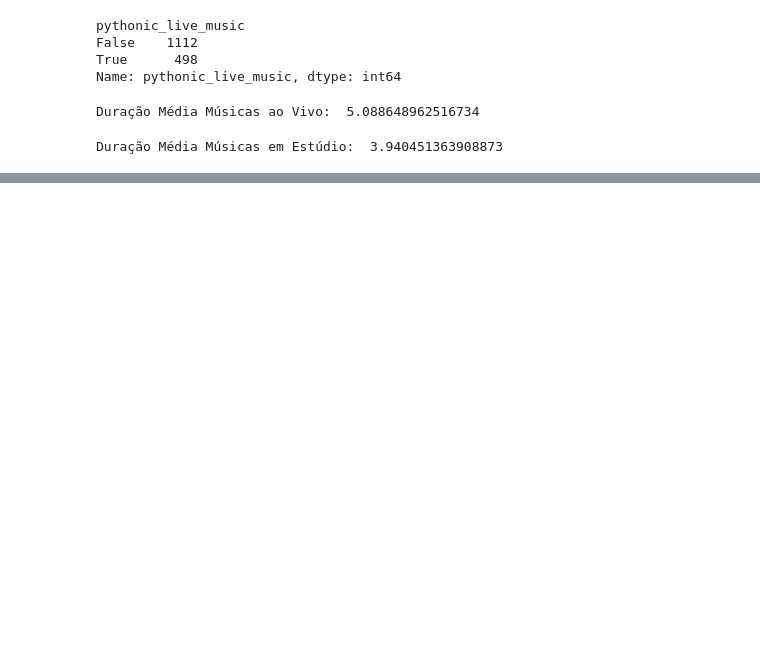
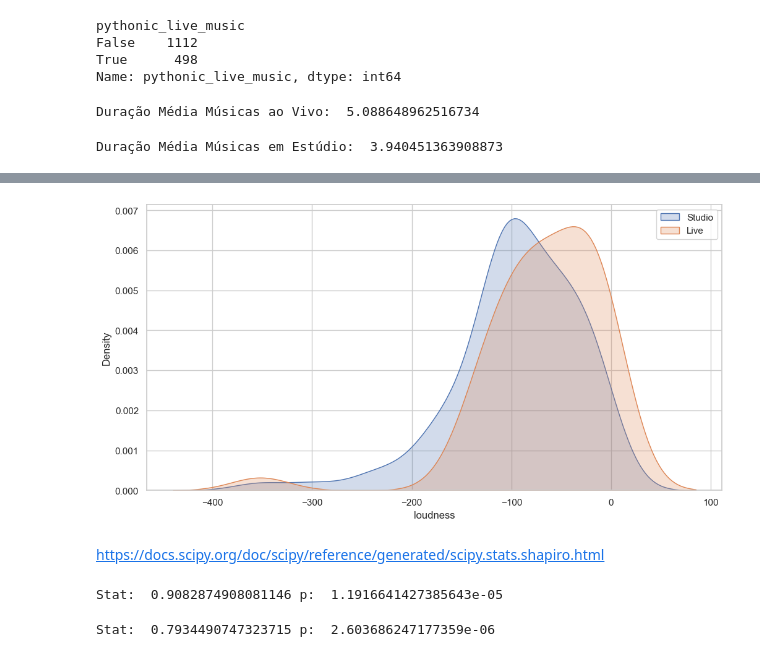
Before and after one commit to edupmon/fiap, a Jupyter notebook: pos-tech/data-analytics/fase-2/02-analise-exploratoria-de-dados-eda/aula-2/eda.ipynb, the cells around one changed output, grey strips where cells are left out. Drawn from its saved outputs; the diff is of its cells as text; code cells hidden in the pictures; blank space fills up the shorter version.

```diff
--- a/pos-tech/data-analytics/fase-2/02-analise-exploratoria-de-dados-eda/aula-2/eda.ipynb
+++ b/pos-tech/data-analytics/fase-2/02-analise-exploratoria-de-dados-eda/aula-2/eda.ipynb
@@ -342,0 +368,30 @@ Duração Média Músicas em Estúdio:  3.940451363908873
+# %%
+plt.figure(figsize=(12,6))
+
+sns.kdeplot(data=studio, label='Studio', fill=True)
+sns.kdeplot(data=live, label='Live', fill=True)
+
+plt.legend()
+plt.show()
+# %% [output]
+[figure, added]
+# %% [markdown]
+https://docs.scipy.org/doc/scipy/reference/generated/scipy.stats.shapiro.html
+# %%
+# Studio
+
+stat, p = shapiro(studio)
+print('Stat: ', stat, 'p: ', p)
+
+# Distribuição normal, se p < 0.05
+# %% [output]
+Stat:  0.9082874908081146 p:  1.1916641427385643e-05
+# %%
+# Live
+
+stat, p = shapiro(live)
+print('Stat: ', stat, 'p: ', p)
+
+# Distribuição normal, se p < 0.05
+# %% [output]
+Stat:  0.7934490747323715 p:  2.603686247177359e-06
```
Also changed, not shown: parts of 4 cells of this notebook.
